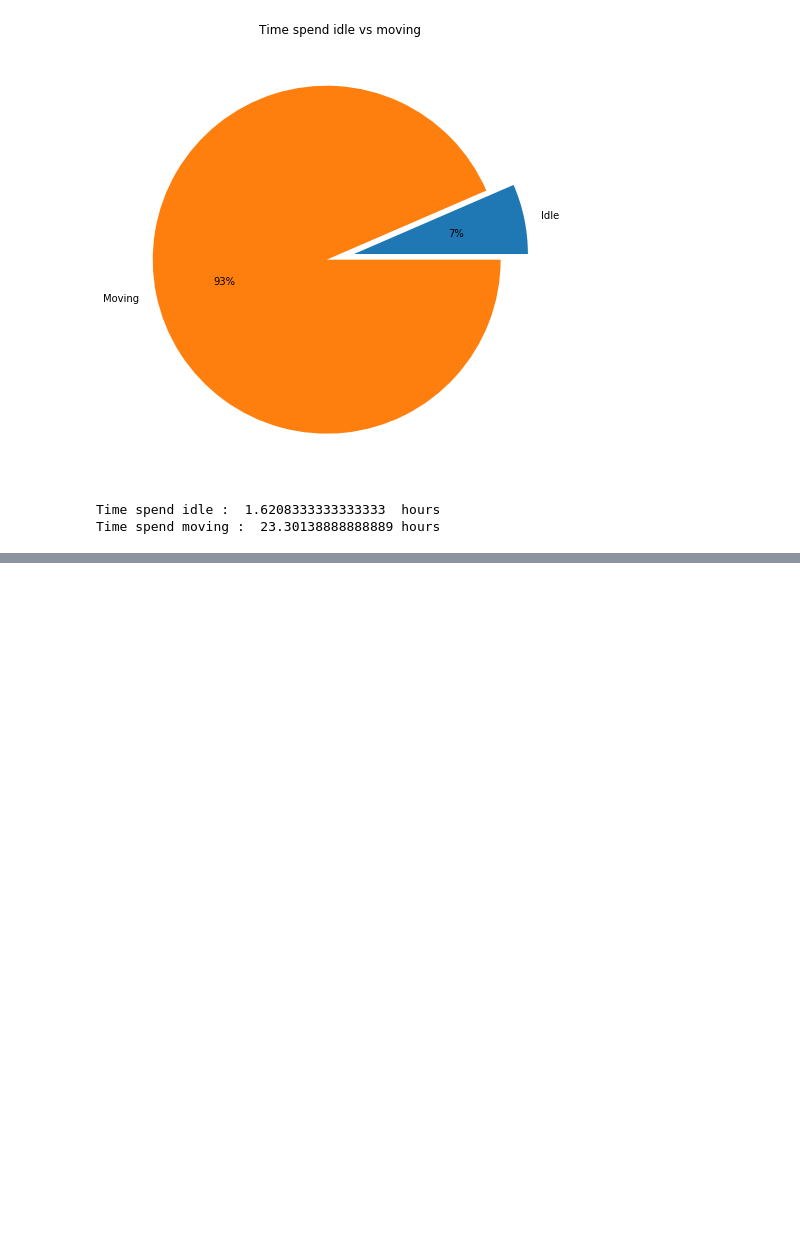
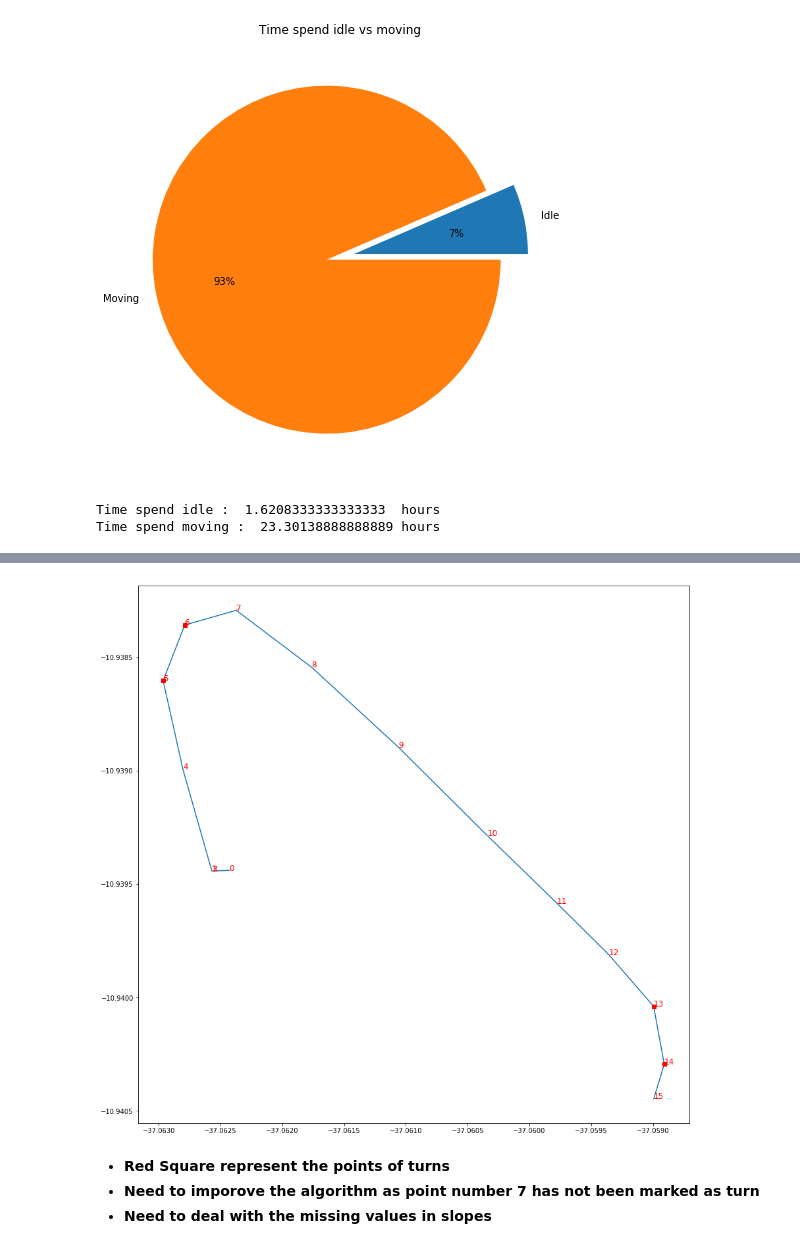
Before and after one commit to anish2197/data-analystics, a Jupyter notebook: Day 5.ipynb, the cells around one changed output, grey strips where cells are left out. Drawn from its saved outputs; the diff is of its cells as text; code cells hidden in the pictures; blank space fills up the shorter version.

```diff
--- a/Day 5.ipynb
+++ b/Day 5.ipynb
@@ -279,0 +302,8 @@ Time spend moving :  23.30138888888889 hours
+# %%
+def slope(x1, y1, x2, y2):
+
+    slope = (y2-y1) / (x2-x1)
+
+    return slope
+
+len(df_trip)
@@ -279,0 +312,13 @@ Time spend moving :  23.30138888888889 hours
+# %%
+df_slope = pd.DataFrame(columns=["index", "slope", "slope diff"])
+cnt = 0
+
+for i in range(len(df_trip)-1) :
+
+    slopex = slope(df_trip["longitude"].iloc[i], df_trip["latitude"].iloc[i], df_trip["longitude"].iloc[i+1],df_trip["latitude"].iloc[i+1])
+
+    slopeY = slope(df_trip["longitude"].iloc[i-1], df_trip["latitude"].iloc[i-1], df_trip["longitude"].iloc[i],df_trip["latitude"].iloc[i])
+    diff = slopex - slopeY
+
+    df_slope = df_slope.append({"index":i, "slope":slopex,"slope diff":diff}, ignore_index=True)
+    cnt = cnt + 1
@@ -279,0 +344,21 @@ Time spend moving :  23.30138888888889 hours
+# %%
+x1 = np.arange(0,len(df_trip))
+
+plt.figure(figsize=(15,15))
+plt.plot(df_trip["longitude"],df_trip["latitude"])
+plt.plot(df_trip["longitude"],df_trip["latitude"], ",")
+i = 0
+for x, y in zip(df_trip["longitude"], df_trip["latitude"]):
+    plt.text(x, y, i, color="red", fontsize=12)
+
+    if(i != 15):
+        if(abs(df_slope["slope diff"].iloc[i]) >= 1):
+            plt.plot(x,y,"rs")
+    i = i + 1
+plt.show()
+# %% [output]
+[figure, added]
+# %% [markdown]
+* **Red Square represent the points of turns**
+* **Need to imporove the algorithm as point number 7 has not been marked as turn**
+* **Need to deal with the missing values in slopes**
```
Also changed, not shown: parts of 5 cells of this notebook.
